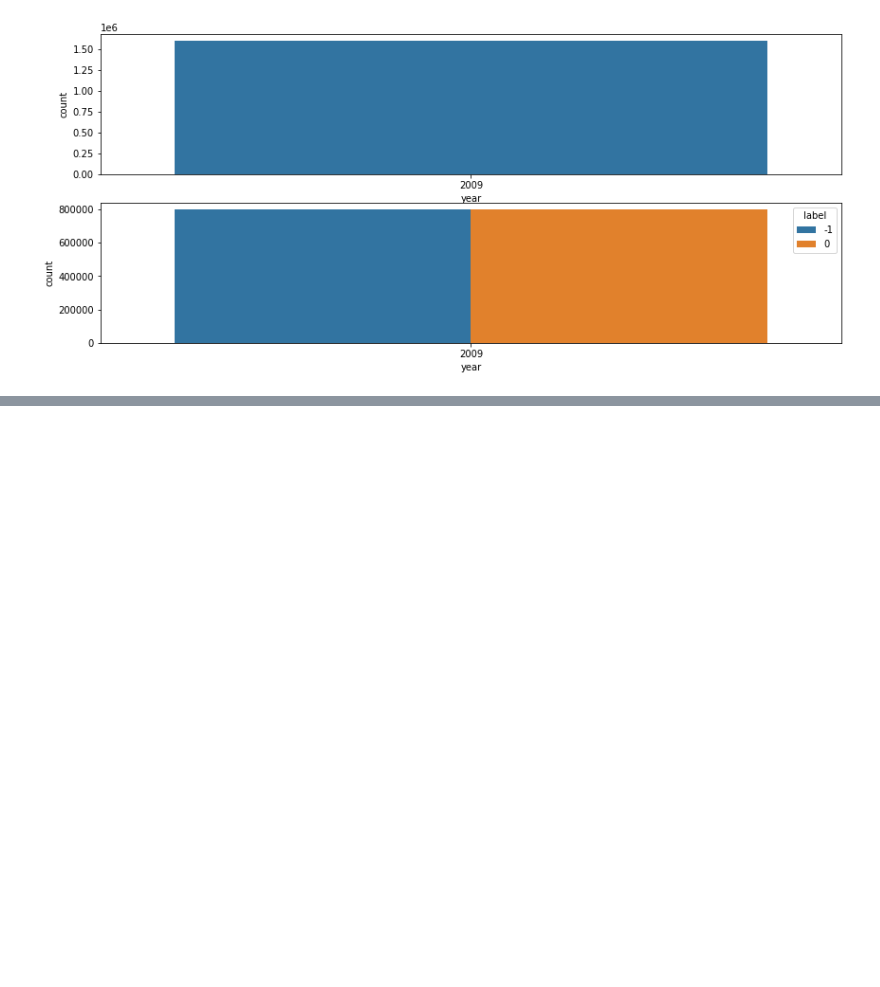
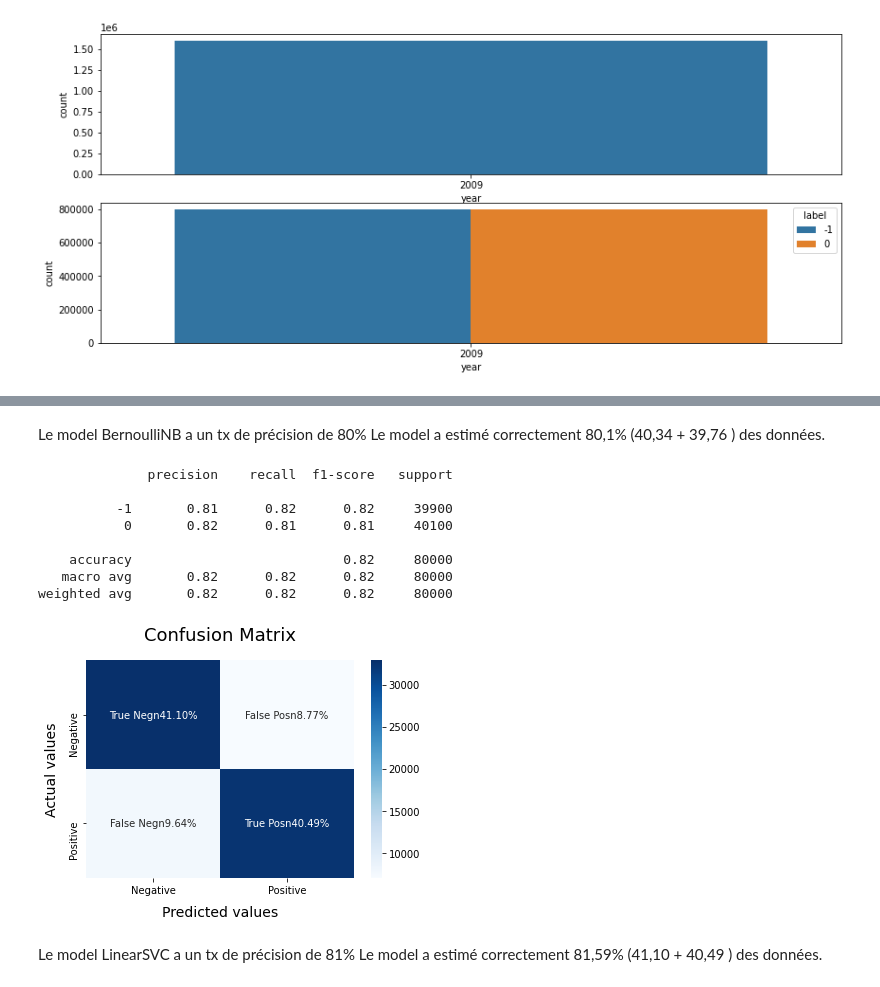
Before and after one commit to textSolver34761/ML-NLP, a Jupyter notebook: notebook2.ipynb, the cells around one changed output, grey strips where cells are left out. Saved outputs shown, nothing was run; the diff lists cells and outputs as text; code cells hidden in the pictures; blank space fills up the shorter version.

```diff
--- a/notebook2.ipynb
+++ b/notebook2.ipynb
@@ -91,0 +137,22 @@ ValueError: Could not interpret input 'weekday'
+# %% [markdown]
+Le model BernoulliNB a un tx de précision de 80%
+Le model a estimé correctement 80,1% (40,34 + 39,76 ) des données.
+# %%
+from sklearn.svm import LinearSVC
+SVCmodel = LinearSVC()
+SVCmodel.fit(X_train, y_train)
+model_Evaluate(SVCmodel)
+y_pred2 = SVCmodel.predict(X_test)
+# %% [output]
+              precision    recall  f1-score   support
+
+          -1       0.81      0.82      0.82     39900
+           0       0.82      0.81      0.81     40100
+
+    accuracy                           0.82     80000
+   macro avg       0.82      0.82      0.82     80000
+weighted avg       0.82      0.82      0.82     80000
+[figure, added]
+# %% [markdown]
+Le model LinearSVC a un tx de précision de 81%
+Le model a estimé correctement 81,59% (41,10 + 40,49 ) des données.
```
Also changed, not shown: parts of 7 cells of this notebook.
